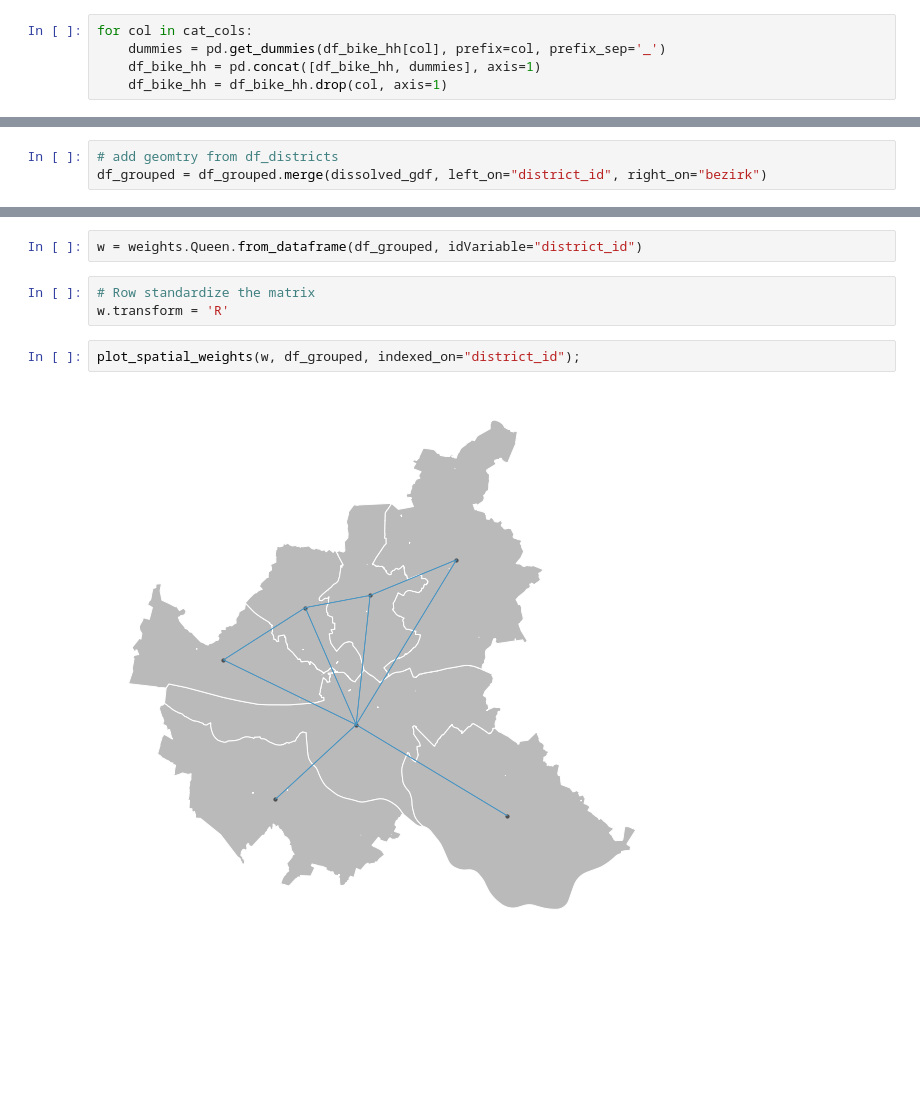
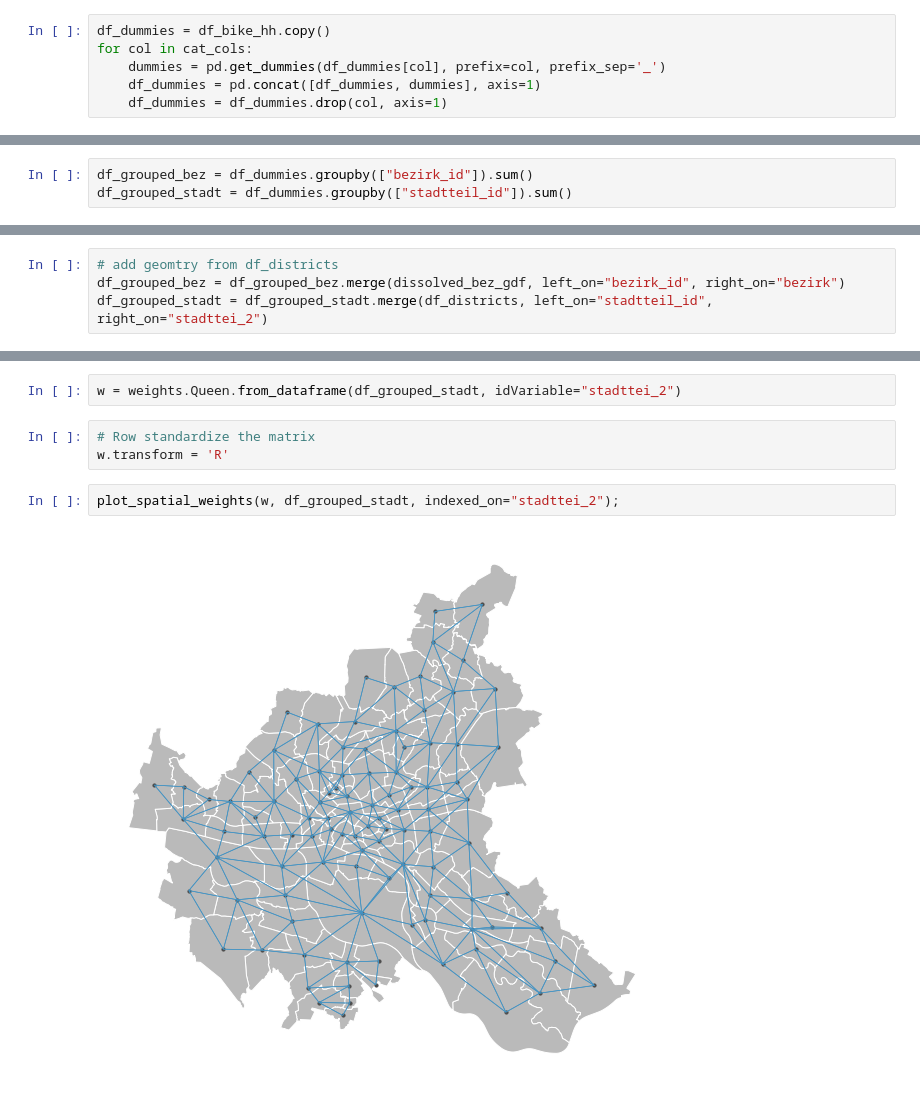
Before and after one commit to juthoma22/gds, a Jupyter notebook: data_collection.ipynb, the cells around one changed output, grey strips where cells are left out. Saved outputs shown, nothing was run; the diff lists cells and outputs as text; blank space fills up the shorter version.

Commit message:
more lisa plots

```diff
--- a/data_collection.ipynb
+++ b/data_collection.ipynb
@@ -460,5 +532,6 @@ cat_cols = ["UKATEGORIE", "UART", "UMONAT", "USTUNDE", "UWOCHENTAG", "UTYP1", "U
 # %%
+df_dummies = df_bike_hh.copy()
 for col in cat_cols:
-    dummies = pd.get_dummies(df_bike_hh[col], prefix=col, prefix_sep='_')
-    df_bike_hh = pd.concat([df_bike_hh, dummies], axis=1)
-    df_bike_hh = df_bike_hh.drop(col, axis=1)
+    dummies = pd.get_dummies(df_dummies[col], prefix=col, prefix_sep='_')
+    df_dummies = pd.concat([df_dummies, dummies], axis=1)
+    df_dummies = df_dummies.drop(col, axis=1)
@@ -467,3 +538,6 @@ df_grouped = df_bike_hh.groupby(["district_id"]).sum()
+# %%
+df_grouped_bez = df_dummies.groupby(["bezirk_id"]).sum()
+df_grouped_stadt = df_dummies.groupby(["stadtteil_id"]).sum()
 # %%
 df_districts
 # %% [output]
@@ -502,3 +576,4 @@ dissolved_gdf
 # %%
 # add geomtry from df_districts
-df_grouped = df_grouped.merge(dissolved_gdf, left_on="district_id", right_on="bezirk")
+df_grouped_bez = df_grouped_bez.merge(dissolved_bez_gdf, left_on="bezirk_id", right_on="bezirk")
+df_grouped_stadt = df_grouped_stadt.merge(df_districts, left_on="stadtteil_id", right_on="stadttei_2")
@@ -507,10 +584,10 @@ df_grouped["district_id"] = df_grouped.index + 1
 # %%
-w = weights.Queen.from_dataframe(df_grouped, idVariable="district_id")
+w = weights.Queen.from_dataframe(df_grouped_stadt, idVariable="stadttei_2")
 # %%
 # Row standardize the matrix
 w.transform = 'R'
 # %%
-plot_spatial_weights(w, df_grouped, indexed_on="district_id");
+plot_spatial_weights(w, df_grouped_stadt, indexed_on="stadttei_2");
 # %% [output]
-[figure, old version]
+[figure, new version]
 # %%
```
Also changed, not shown: parts of 41 cells of this notebook.
